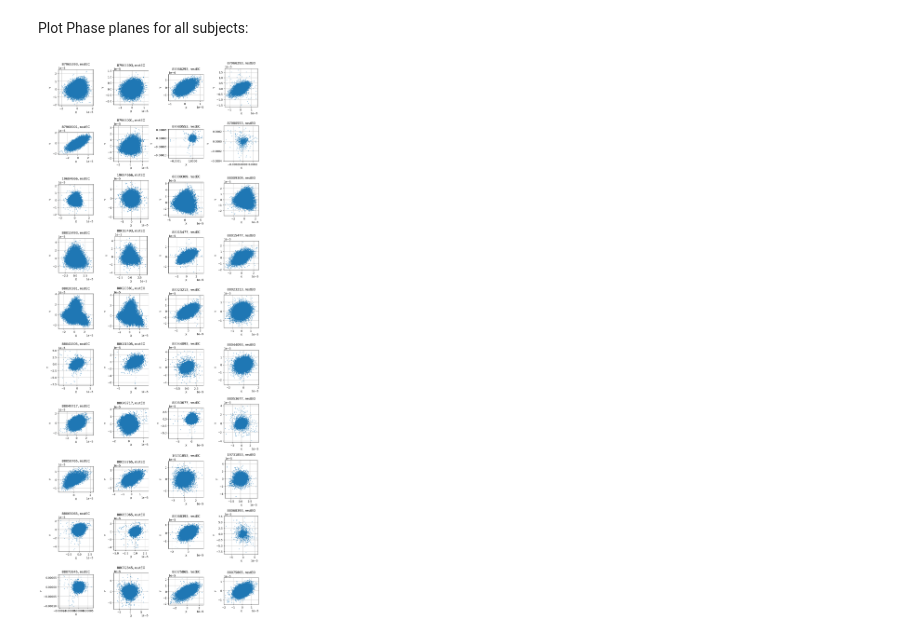
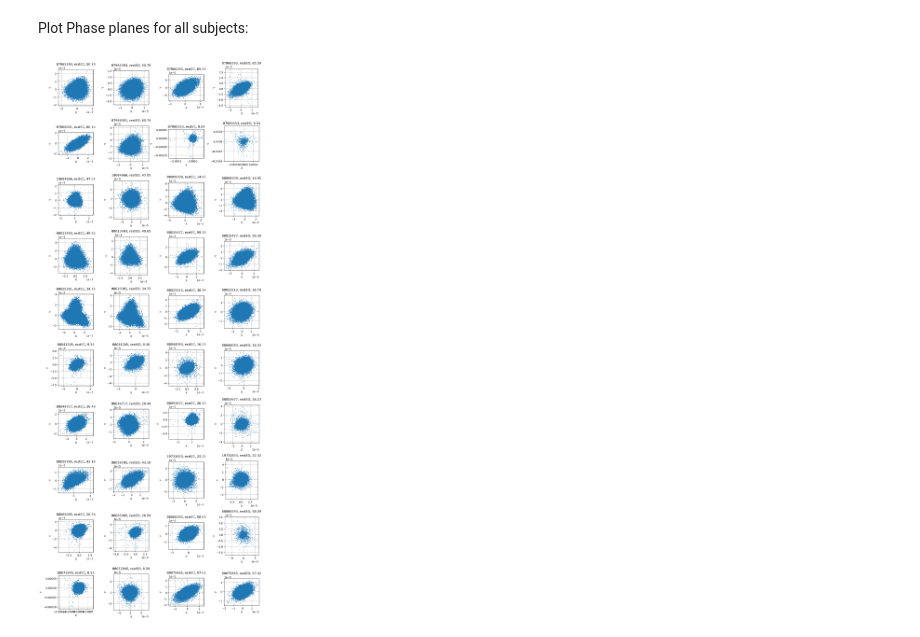
Before and after one commit to aaboshaisha/eeg-ml, a Jupyter notebook: spar_processing.ipynb, the cells around one changed output. Cells and saved outputs as stored; diff of their text form; code cells hidden in the pictures.

Commit message:
removed subject extra sessions and added age to plot

```diff
--- a/spar_processing.ipynb
+++ b/spar_processing.ipynb
@@ -13,6 +13,7 @@ mne.set_log_level('WARNING')
 bids_root = "/Users/amralaa/Desktop/Research Files/eeg_roman/TD_BRAIN_SAMPLE"
 # %%
 participants = pd.read_csv(bids_root + '/participants.tsv', sep = '\t')
+participants = participants[participants['sessID'] == 1] # remove sessions for subject having > 1
 # %% [markdown]
 We have EEG data for 20 subjects. Each subject has EEG data files for 2 conditions: eyes open (EO) and eyes closed (EC). Each csv file has ~ 60000 rows x 33 columns. Columns have letters and numbers (Fp1, Fp2, F7, F3, Fz, F4) representing standard labels for specific positions on the scalp according to the 10-20 system used in EEG measurements.
 
@@ -190,41 +191,42 @@ for key, attractor in attractors.items():
 # %% [markdown]
 Plot Phase planes for all subjects:
 # %%
-def plot_phase_plane(subject, condition, vectors, ax):
+def plot_phase_plane(subject, condition, vectors, ax, age):
     x = vectors[:, 0]
     y = vectors[:, 1]
-
     ax.plot(x, y, 'o', markersize=1)
 
     # ax.set_title(f"Subject: {subject}, Condition: {condition}")
-    ax.set_title(f"{subject}, {condition}")
+    ax.set_title(f"{subject}, {condition}, {age}")
     ax.set_xlabel("X")
     ax.set_ylabel("Y")
 
     ax.grid(True)
     ax.set_aspect('equal')
 
 num_entries = len(projected_attractors)
 num_cols = 4
 num_rows = (num_entries + num_cols - 1) // num_cols
 
 fig, axes = plt.subplots(num_rows, num_cols, figsize=(12, 3 * num_rows))
 axes = axes.flatten() # Flatten the axes array for easier indexing
 
 for i, (key, vectors) in enumerate(projected_attractors.items()):
     subject, condition = key
+    subject_str = str(f'sub-{subject}')
+    age = participants[participants.participant_id == subject_str]['age'].item()
     ax = axes[i]
-    plot_phase_plane(subject, condition, vectors, ax)
+    plot_phase_plane(subject, condition, vectors, ax, age)
 
 # Remove any unused subplots
 for j in range(i + 1, len(axes)):
     fig.delaxes(axes[j])
 
 plt.tight_layout()
 
 # plt.savefig("phase_planes.png")
 plt.show()
 
 plt.close(fig)
 # %% [output]
-[figure, old version]
+[figure, new version]
```
Also changed, not shown: parts of 2 cells of this notebook.
